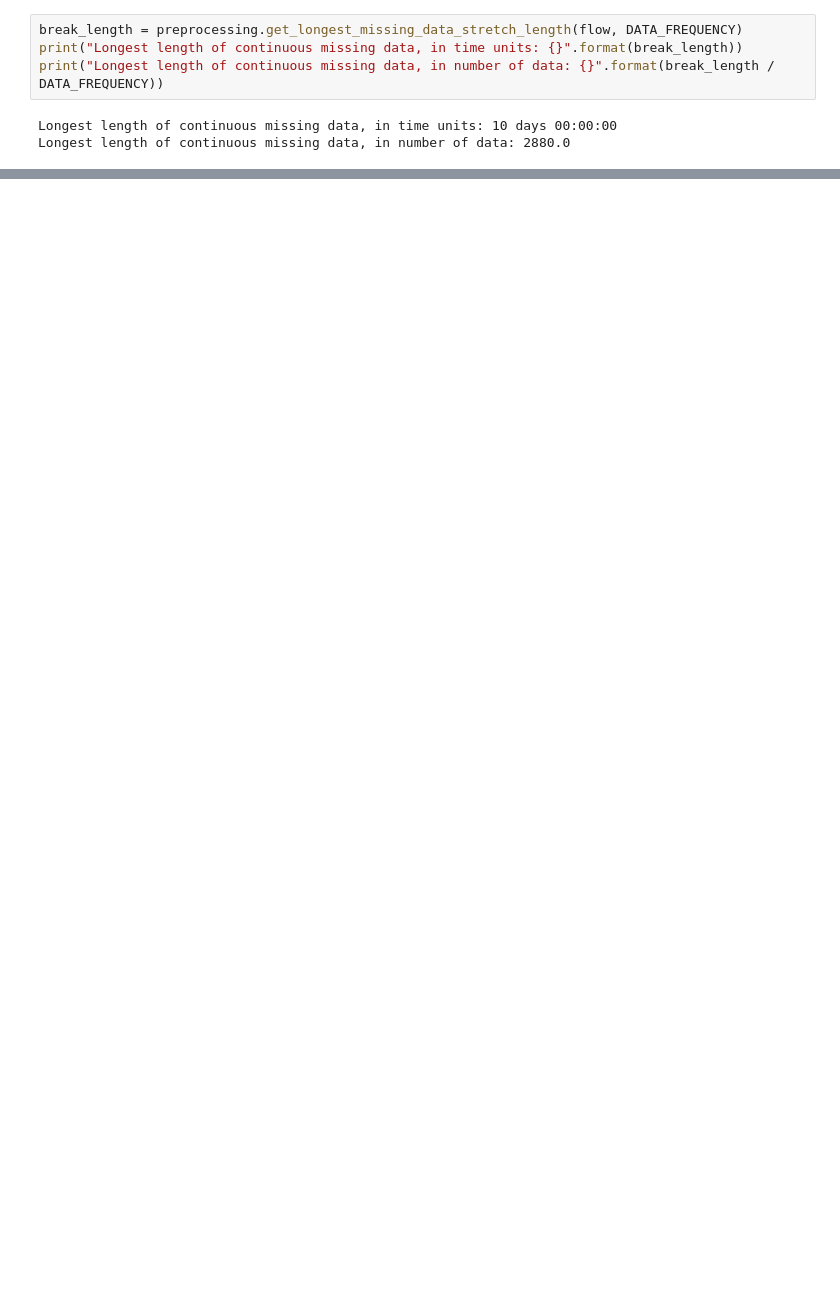
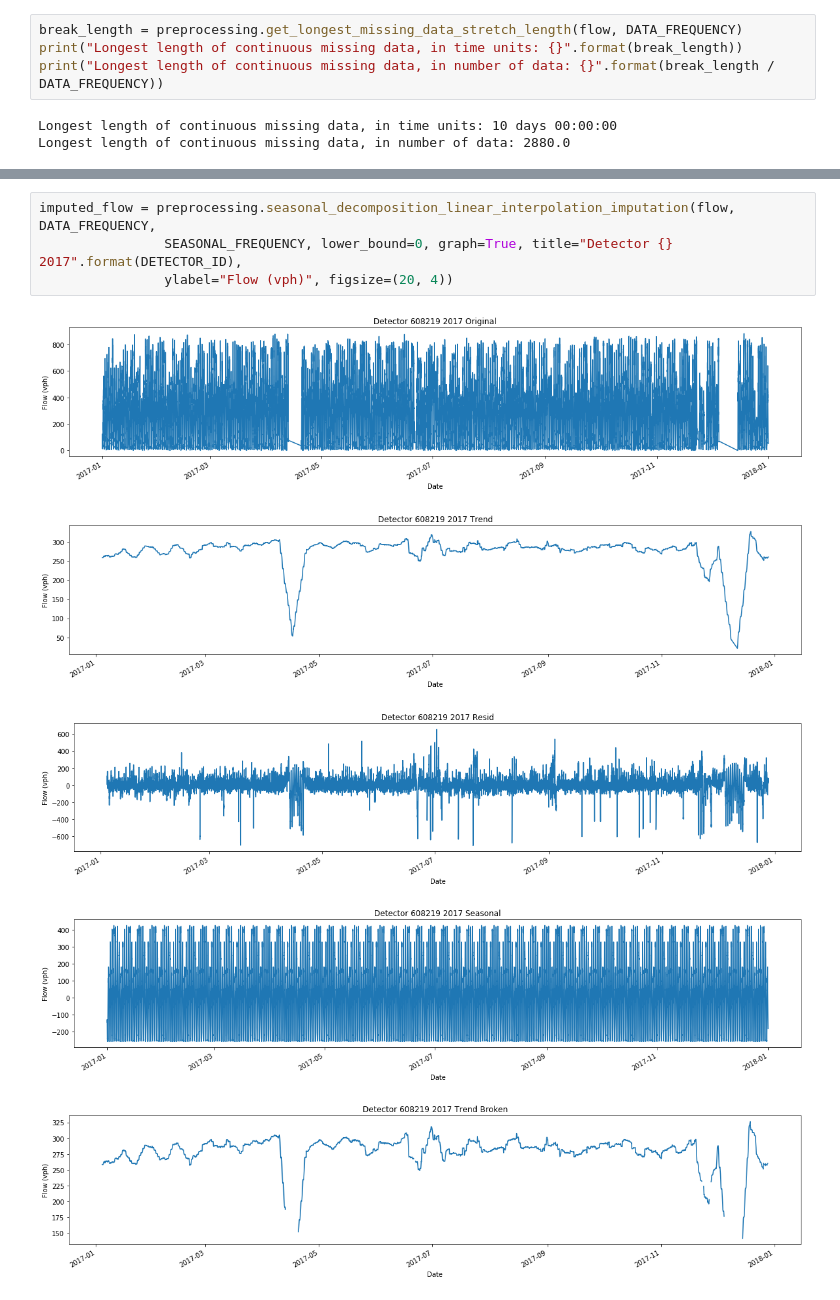
Before and after one commit to victorchan314/arterial_traffic_flow_predictor, a Jupyter notebook: imputation.ipynb, the cells around one changed output, grey strips where cells are left out. Cells and saved outputs as stored; diff of their text form; blank space fills up the shorter version.

```diff
--- a/imputation.ipynb
+++ b/imputation.ipynb
@@ -70,0 +68,10 @@ preprocessing.test_imputation(flow, DATA_FREQUENCY, SEASONAL_FREQUENCY,
+# %%
+imputed_flow = preprocessing.seasonal_decomposition_linear_interpolation_imputation(flow, DATA_FREQUENCY,
+                SEASONAL_FREQUENCY, lower_bound=0, graph=True, title="Detector {} 2017".format(DETECTOR_ID),
+                ylabel="Flow (vph)", figsize=(20, 4))
+# %% [output]
+[figure, added]
+[figure, added]
+[figure, added]
+[figure, added]
+[figure, added]
```
Also changed, not shown: parts of 5 cells of this notebook.
